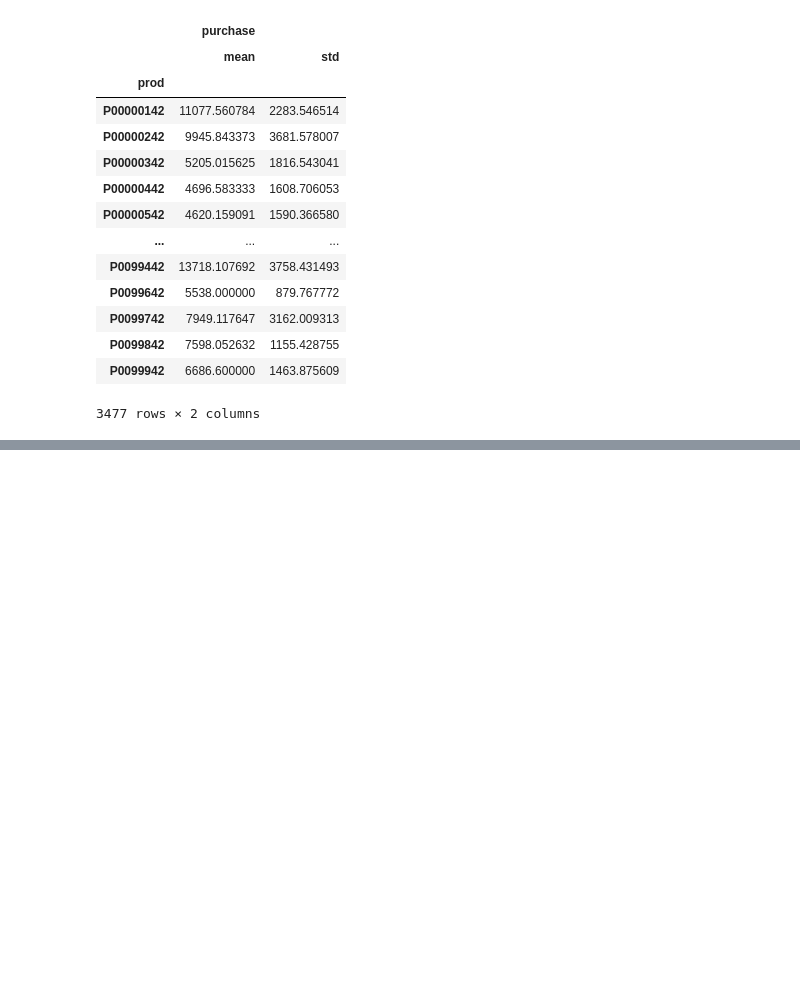
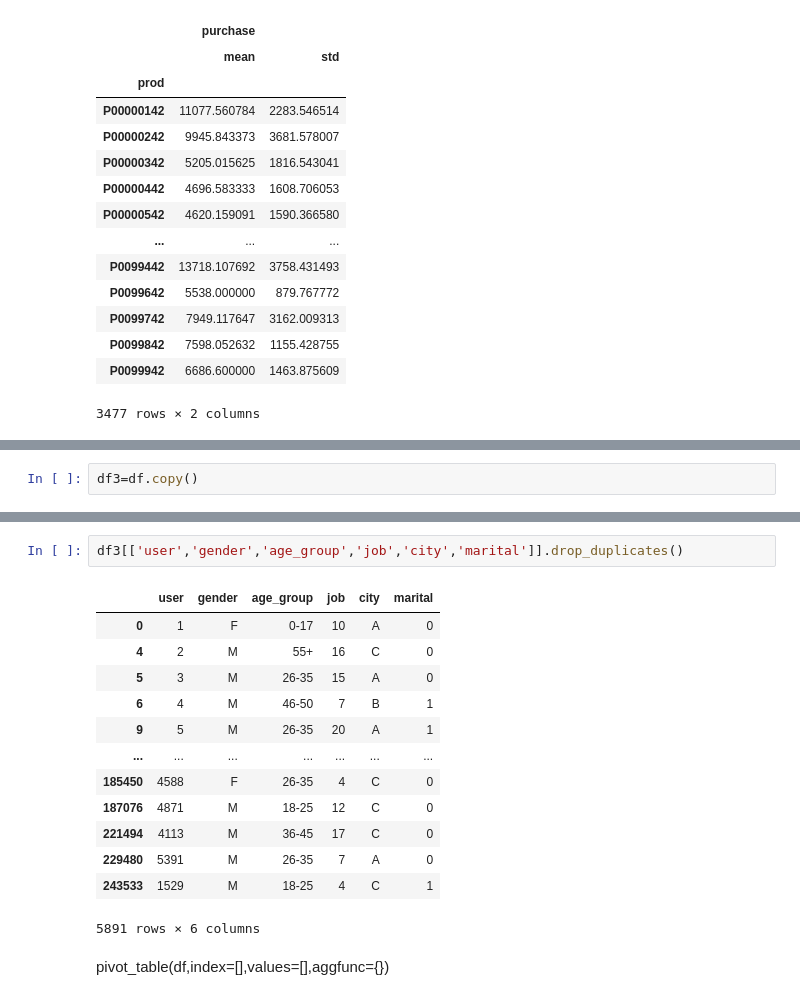
Before and after one commit to smjune/ipynb, a Jupyter notebook: dessa/dessa4_sales.ipynb, the cells around one changed output, grey strips where cells are left out. Cells and saved outputs as stored; diff of their text form; blank space fills up the shorter version.

```diff
--- a/dessa/dessa4_sales.ipynb
+++ b/dessa/dessa4_sales.ipynb
@@ -266,0 +411,2 @@ Name: proportion, dtype: float64
+# %%
+df3=df.copy()
@@ -266,0 +439,18 @@ Name: proportion, dtype: float64
+# %%
+df3[['user','gender','age_group','job','city','marital']].drop_duplicates()
+# %% [output]
+|  | user | gender | age_group | job | city | marital |
+| 0 | 1 | F | 0-17 | 10 | A | 0 |
+| 4 | 2 | M | 55+ | 16 | C | 0 |
+| 5 | 3 | M | 26-35 | 15 | A | 0 |
+| 6 | 4 | M | 46-50 | 7 | B | 1 |
+| 9 | 5 | M | 26-35 | 20 | A | 1 |
+| ... | ... | ... | ... | ... | ... | ... |
+| 185450 | 4588 | F | 26-35 | 4 | C | 0 |
+| 187076 | 4871 | M | 18-25 | 12 | C | 0 |
+| 221494 | 4113 | M | 36-45 | 17 | C | 0 |
+| 229480 | 5391 | M | 26-35 | 7 | A | 0 |
+| 243533 | 1529 | M | 18-25 | 4 | C | 1 |
+5891 rows × 6 columns
+# %% [markdown]
+pivot_table(df,index=[],values=[],aggfunc={})
```
Also changed, not shown: parts of 42 cells of this notebook, 6 other files.
